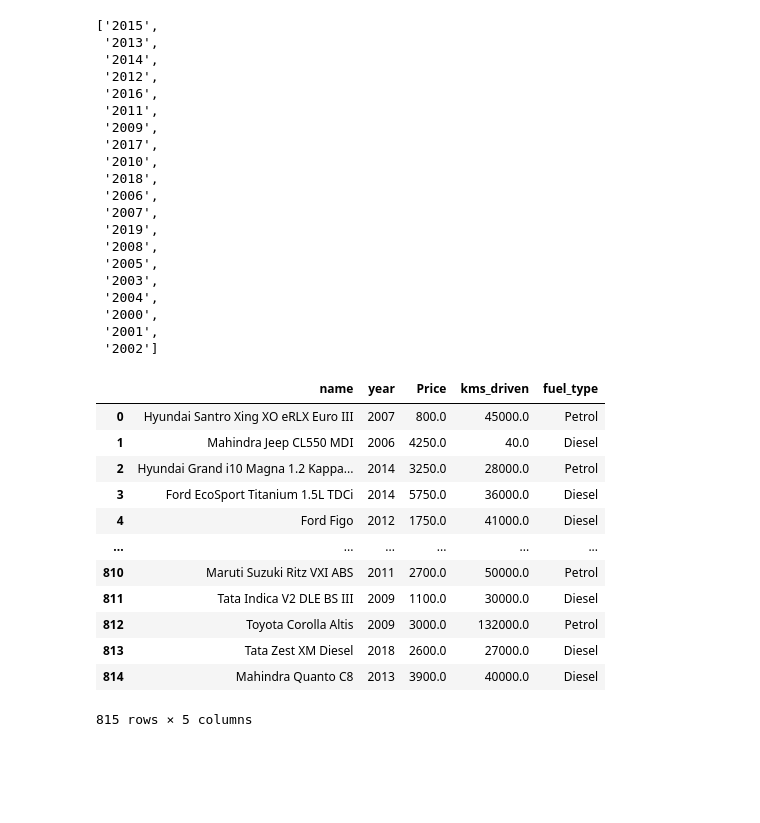
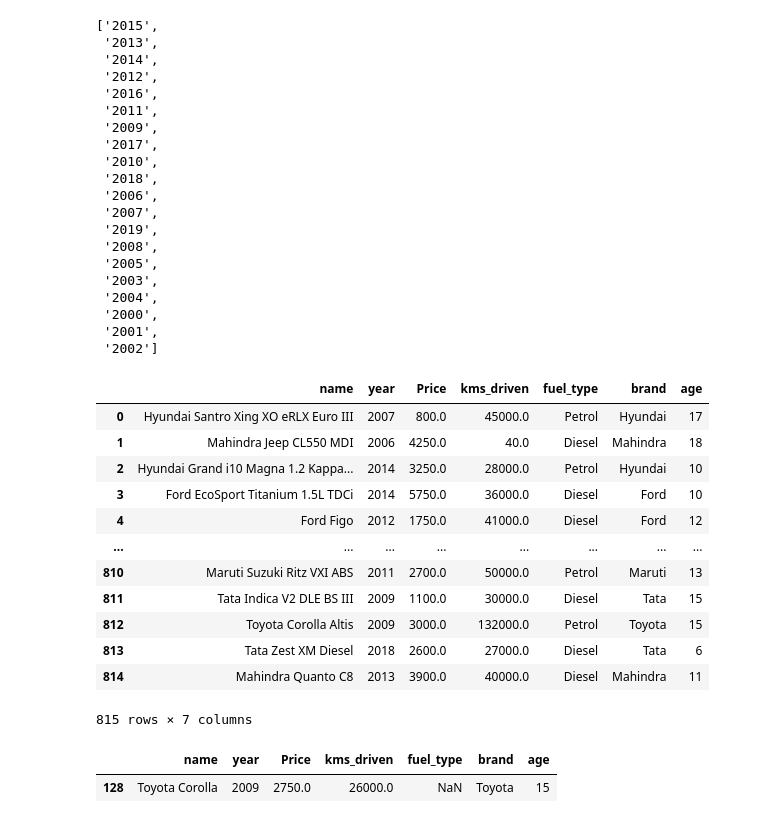
Before and after one commit to Lorenzo-Biondi/FISTIC2024, a Jupyter notebook: Less06/cars.ipynb, the cells around one changed output. Cells and saved outputs as stored; diff of their text form; code cells hidden in the pictures; blank space fills up the shorter version.

```diff
--- a/Less06/cars.ipynb
+++ b/Less06/cars.ipynb
@@ -124,18 +124,30 @@ mask
  '2001',
  '2002']
 # %%
-df[df['year'].isin(mask)].reset_index(drop=True)
+df = df[df['year'].isin(mask)].reset_index(drop=True)
-# %% [output]
-|  | name | year | Price | kms_driven | fuel_type |
-| 0 | Hyundai Santro Xing XO eRLX Euro III | 2007 | 800.0 | 45000.0 | Petrol |
-| 1 | Mahindra Jeep CL550 MDI | 2006 | 4250.0 | 40.0 | Diesel |
-| 2 | Hyundai Grand i10 Magna 1.2 Kappa... | 2014 | 3250.0 | 28000.0 | Petrol |
-| 3 | Ford EcoSport Titanium 1.5L TDCi | 2014 | 5750.0 | 36000.0 | Diesel |
-| 4 | Ford Figo | 2012 | 1750.0 | 41000.0 | Diesel |
-| ... | ... | ... | ... | ... | ... |
-| 810 | Maruti Suzuki Ritz VXI ABS | 2011 | 2700.0 | 50000.0 | Petrol |
-| 811 | Tata Indica V2 DLE BS III | 2009 | 1100.0 | 30000.0 | Diesel |
-| 812 | Toyota Corolla Altis | 2009 | 3000.0 | 132000.0 | Petrol |
-| 813 | Tata Zest XM Diesel | 2018 | 2600.0 | 27000.0 | Diesel |
-| 814 | Mahindra Quanto C8 | 2013 | 3900.0 | 40000.0 | Diesel |
-815 rows × 5 columns
+# %%
+df['year'] = df['year'].astype(int)
+# %%
+df['age'] = 2024 - df['year']
+# %%
+df['brand'] = df['name'].str.split().str[0]
+df
+# %% [output]
+|  | name | year | Price | kms_driven | fuel_type | brand | age |
+| 0 | Hyundai Santro Xing XO eRLX Euro III | 2007 | 800.0 | 45000.0 | Petrol | Hyundai | 17 |
+| 1 | Mahindra Jeep CL550 MDI | 2006 | 4250.0 | 40.0 | Diesel | Mahindra | 18 |
+| 2 | Hyundai Grand i10 Magna 1.2 Kappa... | 2014 | 3250.0 | 28000.0 | Petrol | Hyundai | 10 |
+| 3 | Ford EcoSport Titanium 1.5L TDCi | 2014 | 5750.0 | 36000.0 | Diesel | Ford | 10 |
+| 4 | Ford Figo | 2012 | 1750.0 | 41000.0 | Diesel | Ford | 12 |
+| ... | ... | ... | ... | ... | ... | ... | ... |
+| 810 | Maruti Suzuki Ritz VXI ABS | 2011 | 2700.0 | 50000.0 | Petrol | Maruti | 13 |
+| 811 | Tata Indica V2 DLE BS III | 2009 | 1100.0 | 30000.0 | Diesel | Tata | 15 |
+| 812 | Toyota Corolla Altis | 2009 | 3000.0 | 132000.0 | Petrol | Toyota | 15 |
+| 813 | Tata Zest XM Diesel | 2018 | 2600.0 | 27000.0 | Diesel | Tata | 6 |
+| 814 | Mahindra Quanto C8 | 2013 | 3900.0 | 40000.0 | Diesel | Mahindra | 11 |
+815 rows × 7 columns
+# %%
+df.loc[df.fuel_type.isna()]
+# %% [output]
+|  | name | year | Price | kms_driven | fuel_type | brand | age |
+| 128 | Toyota Corolla | 2009 | 2750.0 | 26000.0 | NaN | Toyota | 15 |
```
Also changed, not shown: parts of 1 cell of this notebook.
